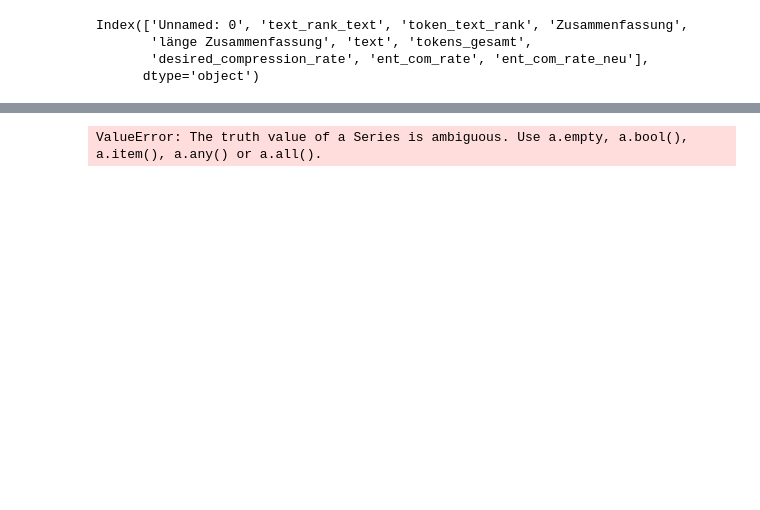
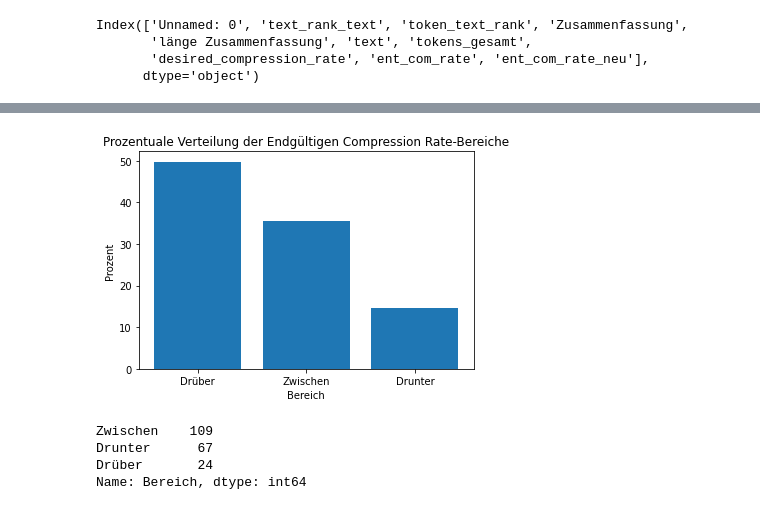
Before and after one commit to NICFRU/Projektrealisierung, a Jupyter notebook: notebooks für das Trainieren der Klassifikation und Zusammenfassung/Zusammenfassung/Ergebnisauswertung.ipynb, the cells around one changed output, grey strips where cells are left out. Drawn from its saved outputs; the diff is of its cells as text; code cells hidden in the pictures; blank space fills up the shorter version.

```diff
--- a/notebooks für das Trainieren der Klassifikation und Zusammenfassung/Zusammenfassung/Ergebnisauswertung.ipynb
+++ b/notebooks für das Trainieren der Klassifikation und Zusammenfassung/Zusammenfassung/Ergebnisauswertung.ipynb
@@ -37,28 +40,29 @@ df
 # %%
 # Spalten extrahieren
 
 endgueltige_kompressionsrate = df['ent_com_rate']
 min_kompressionsrate = df['desired_compression_rate'] - 0.05
 max_kompressionsrate = df['desired_compression_rate'] + 0.05
 
 # Zeile hinzufügen, um den Bereich zu kennzeichnen
 df['Bereich'] = ""
 for i in range(len(df)):
-    if endgueltige_kompressionsrate[i] < min_kompressionsrate[i]:
+    if (endgueltige_kompressionsrate[i] < min_kompressionsrate[i]).any():
         df.at[i, 'Bereich'] = 'Drunter'
-    elif min_kompressionsrate[i] <= endgueltige_kompressionsrate[i] <= max_kompressionsrate[i]:
+    elif ((min_kompressionsrate[i] <= endgueltige_kompressionsrate[i]) & (endgueltige_kompressionsrate[i] <= max_kompressionsrate[i])).any():
+
         df.at[i, 'Bereich'] = 'Zwischen'
     else:
         df.at[i, 'Bereich'] = 'Drüber'
 
 # Berechne die prozentualen Anteile der Bereiche
 counts = df['Bereich'].value_counts(normalize=True) * 100
 
 # Plot: Prozentuale Anteile der Bereiche
 plt.bar(counts.index, counts.values)
 plt.xlabel('Bereich')
 plt.ylabel('Prozent')
 plt.title('Prozentuale Verteilung der Endgültigen Compression Rate-Bereiche')
 plt.show()
 # %% [output]
-ValueError: The truth value of a Series is ambiguous. Use a.empty, a.bool(), a.item(), a.any() or a.all().
+[figure, added]
@@ -64,0 +95,7 @@ ValueError: The truth value of a Series is ambiguous. Use a.empty, a.bool(), a.i
+# %%
+science_neu.Bereich.value_counts()
+# %% [output]
+Zwischen    109
+Drunter      67
+Drüber       24
+Name: Bereich, dtype: int64
```
Also changed, not shown: parts of 21 cells of this notebook.
